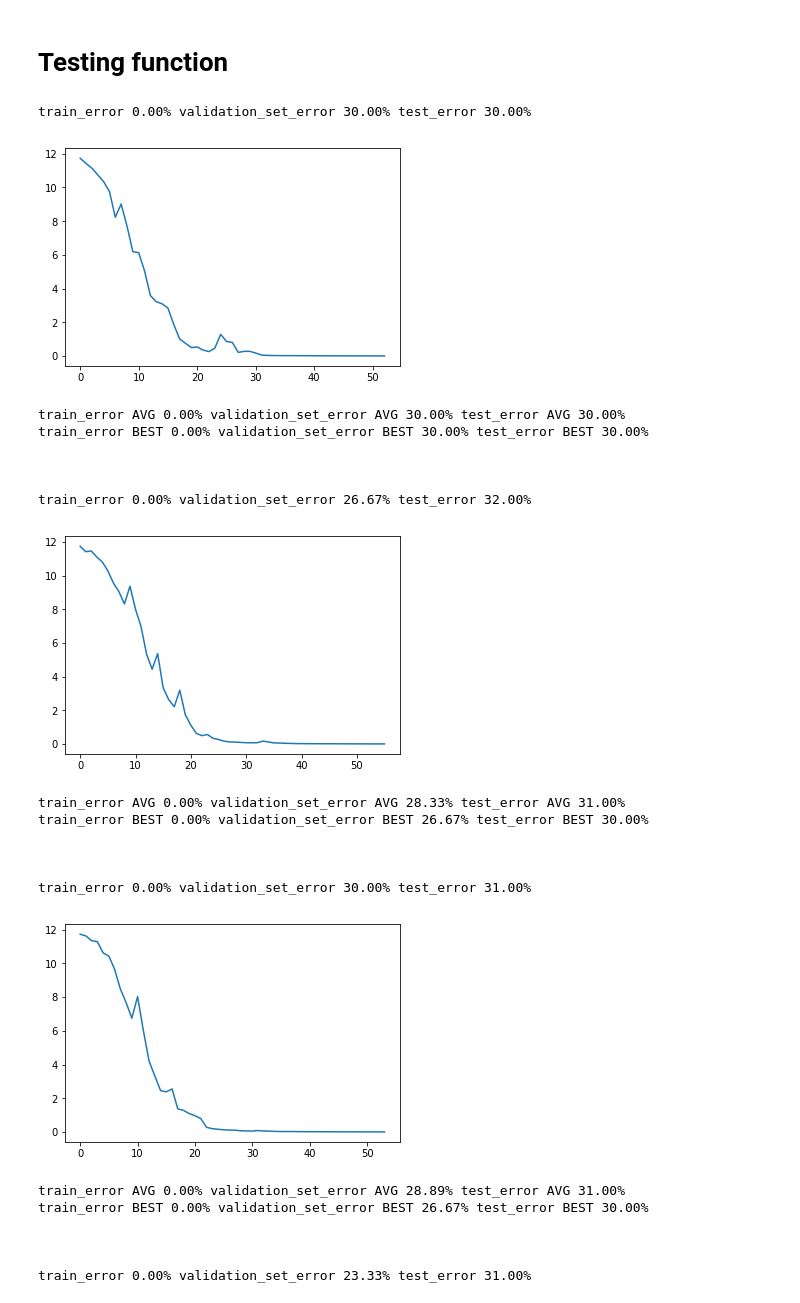
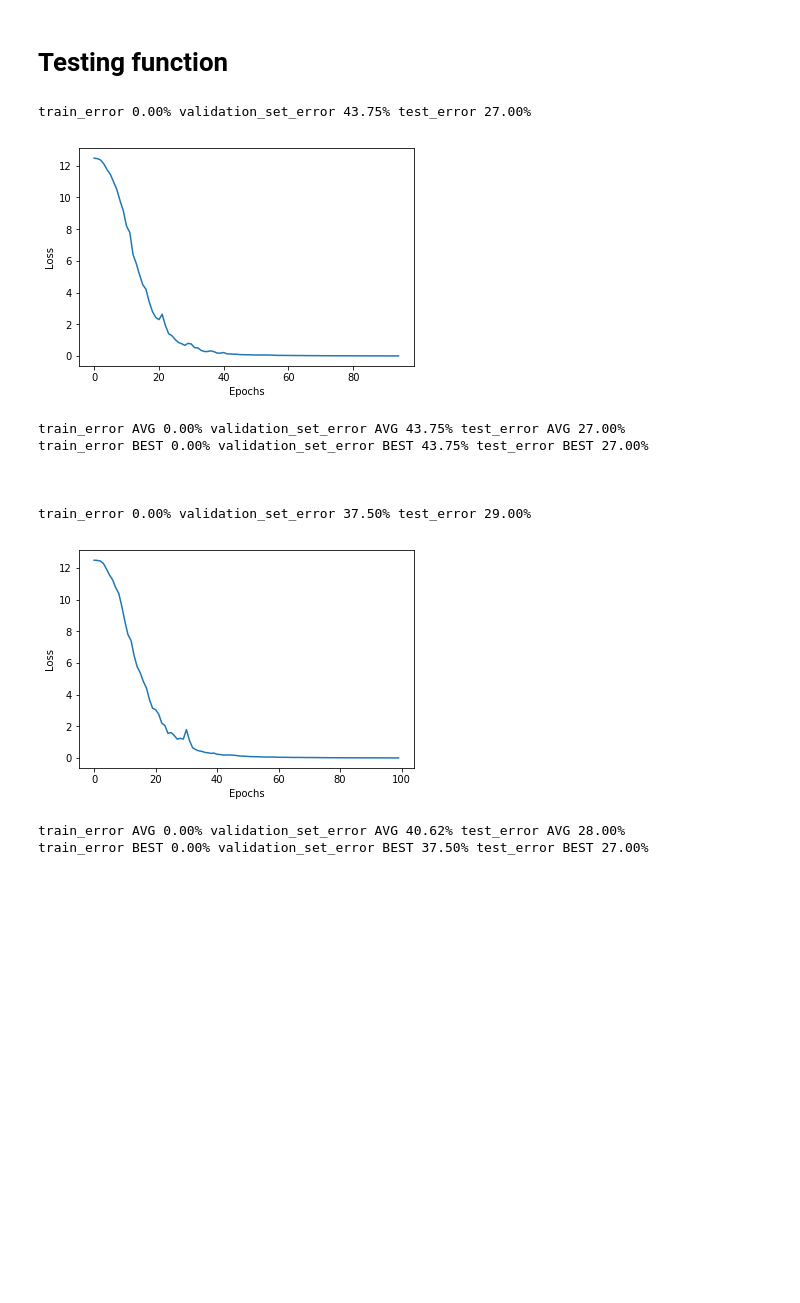
Before and after one commit to vndk36/DLC_mini_project_1, a Jupyter notebook: MiniProject1_DLC.ipynb, the cells around one changed output. Saved outputs shown, nothing was run; the diff lists cells and outputs as text; code cells hidden in the pictures; blank space fills up the shorter version.

Commit message:
Removing std and mean, adding labels on the axis

```diff
--- a/MiniProject1_DLC.ipynb
+++ b/MiniProject1_DLC.ipynb
@@ -105,12 +105,11 @@ def compute_nb_errors(model, data_input, data_target, mini_batch_size):
 train_input, train_target = load("data",True, False)
 test_input, test_target = load("data",False, False)
 train_input, train_target, test_input, test_target = \
-Variable(train_input.narrow(0, 0,300)), Variable(train_target.narrow(0,0,300)), Variable(test_input), Variable(test_target)
+Variable(train_input), Variable(train_target), Variable(test_input), Variable(test_target)
 
-def valSet(train_input, train_target,percentageVal):
+def valSet(train_input, train_target,sizeVal):
 
     permutation = torch.randperm(train_input.size()[0])
-    sizeVal=round(percentageVal/100*train_input.size()[0])
 
     validation_set_input=train_input[permutation].narrow(0,0,sizeVal)
     validation_set_target=train_target[permutation].narrow(0,0,sizeVal)
@@ -119,7 +118,7 @@ def valSet(train_input, train_target,percentageVal):
 
     return new_train_input, new_train_target, validation_set_input, validation_set_target
 
-train_input, train_target, validation_set_input, validation_set_target = valSet(train_input, train_target, 10)
+train_input, train_target, validation_set_input, validation_set_target = valSet(train_input, train_target, 16)
 
 
 print(train_input.size())
@@ -142,7 +141,7 @@ for i in range(0,train_input.size(0)):
 dataNoisy2=Variable(torch.Tensor(train_input.size()))
 for i in range(0,train_input.size(0)):
     for j in range(0,train_input.size(1)):
-        noise = numpy.random.normal(0,3,50) #vector of 50 values with normal distribution of mean=0, std=4
+        noise = numpy.random.normal(0,10,50) #vector of 50 values with normal distribution of mean=0, std=4
         #noise = numpy.random.uniform(-4,4,50)
         noiseVar=Variable(torch.Tensor(noise))
         dataNoisy2[i,j,:]=train_input[i,j,:].add(noiseVar)
@@ -160,6 +159,9 @@ train_input = torch.cat((train_input, dataNoisy2), 0)
 new_train_target=torch.cat((train_target, train_target), 0)
 train_target=torch.cat((new_train_target, train_target), 0)
 
+train_input = train_input.sub_(train_input.data.mean()).div_(train_input.data.std())
+test_input = test_input.sub_(test_input.data.mean()).div_(test_input.data.std())
+validation_set_input = validation_set_input.sub_(validation_set_input.data.mean()).div_(validation_set_input.data.std())
 
 print(train_input.size())
 print(train_target.size())
@@ -494,50 +501,41 @@ nb_training = 20
 
 train_error = []
 validation_error = []
 test_error = []
 
 for i in range(0,nb_training):
     for p in model.parameters(): p.data.normal_(0, 0.01)
     loss_plot = []
     epochs_reached = train_model(model, train_input, train_target, loss_plot, nb_epochs, batch_size = batch_size, lr = lr)
 
     train_error.append(compute_nb_errors(model, train_input, train_target, 10) / train_input.size(0) * 100)
-    validation_error.append(compute_nb_errors(model, validation_set_input, validation_set_target, 10) / validation_set_input.size(0) * 100)
+    validation_error.append(compute_nb_errors(model, validation_set_input, validation_set_target, 16) / validation_set_input.size(0) * 100)
     test_error.append(compute_nb_errors(model, test_input, test_target, 50) / test_input.size(0) * 100)
 
     print('train_error {:.02f}% validation_set_error {:.02f}% test_error {:.02f}%'.format(train_error[i], validation_error[i], test_error[i]))
     #loss_plot
     for p in model.parameters(): p.data.normal_(0, 0.01)
     plt.plot(range(epochs_reached+1),loss_plot)
+    plt.xlabel("Epochs")
+    plt.ylabel("Loss")
     plt.show()
     print('train_error AVG {:.02f}% validation_set_error AVG {:.02f}% test_error AVG {:.02f}%'.format(
         numpy.asarray(train_error).mean(),
         numpy.asarray(validation_error).mean(),
         numpy.asarray(test_error).mean()))
     print('train_error BEST {:.02f}% validation_set_error BEST {:.02f}% test_error BEST {:.02f}%\n\n\n'.format(
         numpy.asarray(train_error).min(),
         numpy.asarray(validation_error).min(),
         numpy.asarray(test_error).min()))
 # %% [output]
-train_error 0.00% validation_set_error 30.00% test_error 30.00%
+train_error 0.00% validation_set_error 43.75% test_error 27.00%
-[figure, old version]
+[figure, new version]
-train_error AVG 0.00% validation_set_error AVG 30.00% test_error AVG 30.00%
-train_error BEST 0.00% validation_set_error BEST 30.00% test_error BEST 30.00%
+train_error AVG 0.00% validation_set_error AVG 43.75% test_error AVG 27.00%
+train_error BEST 0.00% validation_set_error BEST 43.75% test_error BEST 27.00%
 
 
 
-train_error 0.00% validation_set_error 26.67% test_error 32.00%
+train_error 0.00% validation_set_error 37.50% test_error 29.00%
-[figure, old version]
+[figure, new version]
-train_error AVG 0.00% validation_set_error AVG 28.33% test_error AVG 31.00%
-train_error BEST 0.00% validation_set_error BEST 26.67% test_error BEST 30.00%
-
-
-
-train_error 0.00% validation_set_error 30.00% test_error 31.00%
+train_error AVG 0.00% validation_set_error AVG 40.62% test_error AVG 28.00%
+train_error BEST 0.00% validation_set_error BEST 37.50% test_error BEST 27.00%
-[figure, removed]
-train_error AVG 0.00% validation_set_error AVG 28.89% test_error AVG 31.00%
-train_error BEST 0.00% validation_set_error BEST 26.67% test_error BEST 30.00%
-
-
-
-train_error 0.00% validation_set_error 23.33% test_error 31.00%
```
Also changed, not shown: parts of 7 cells of this notebook.
